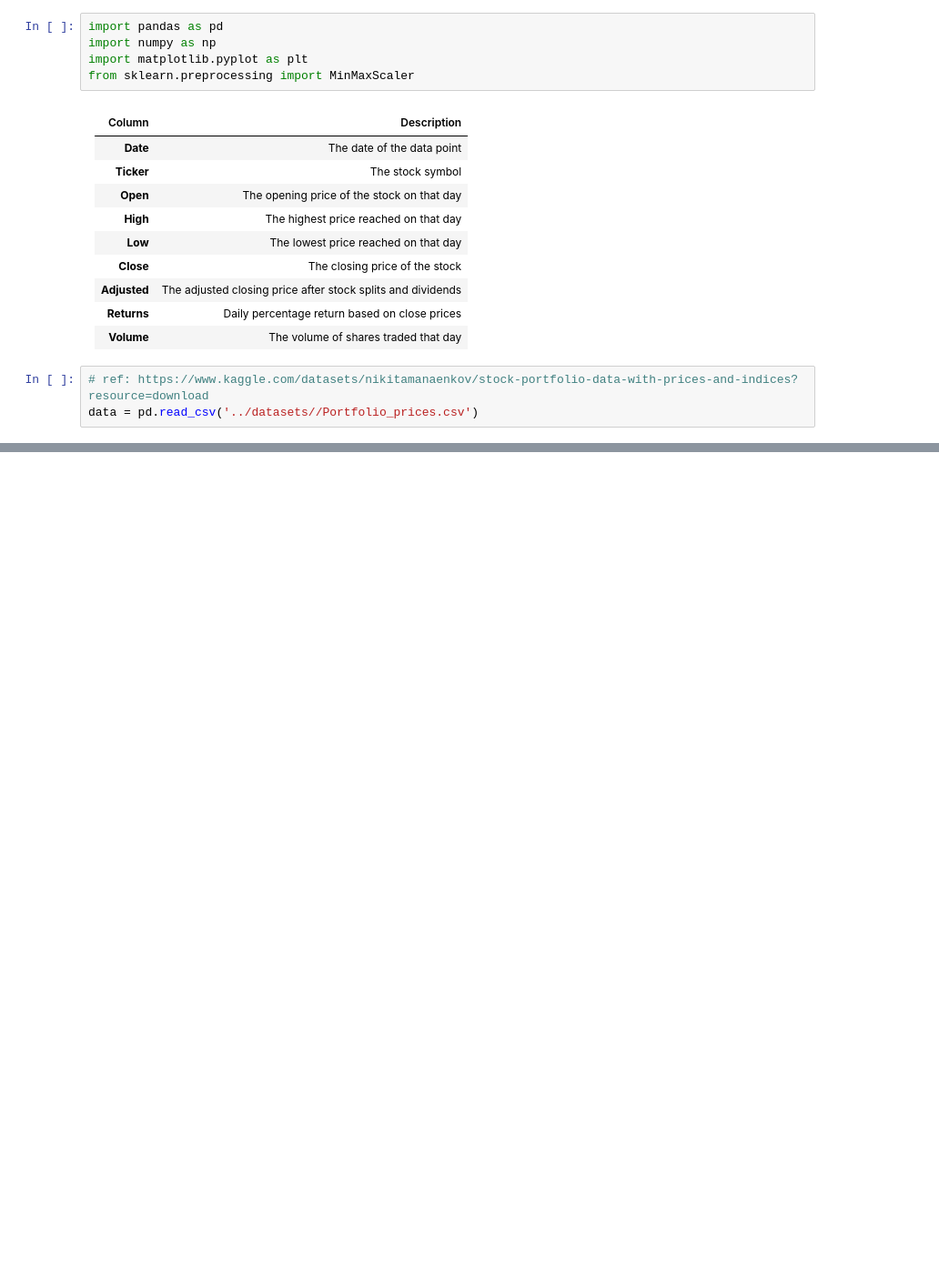
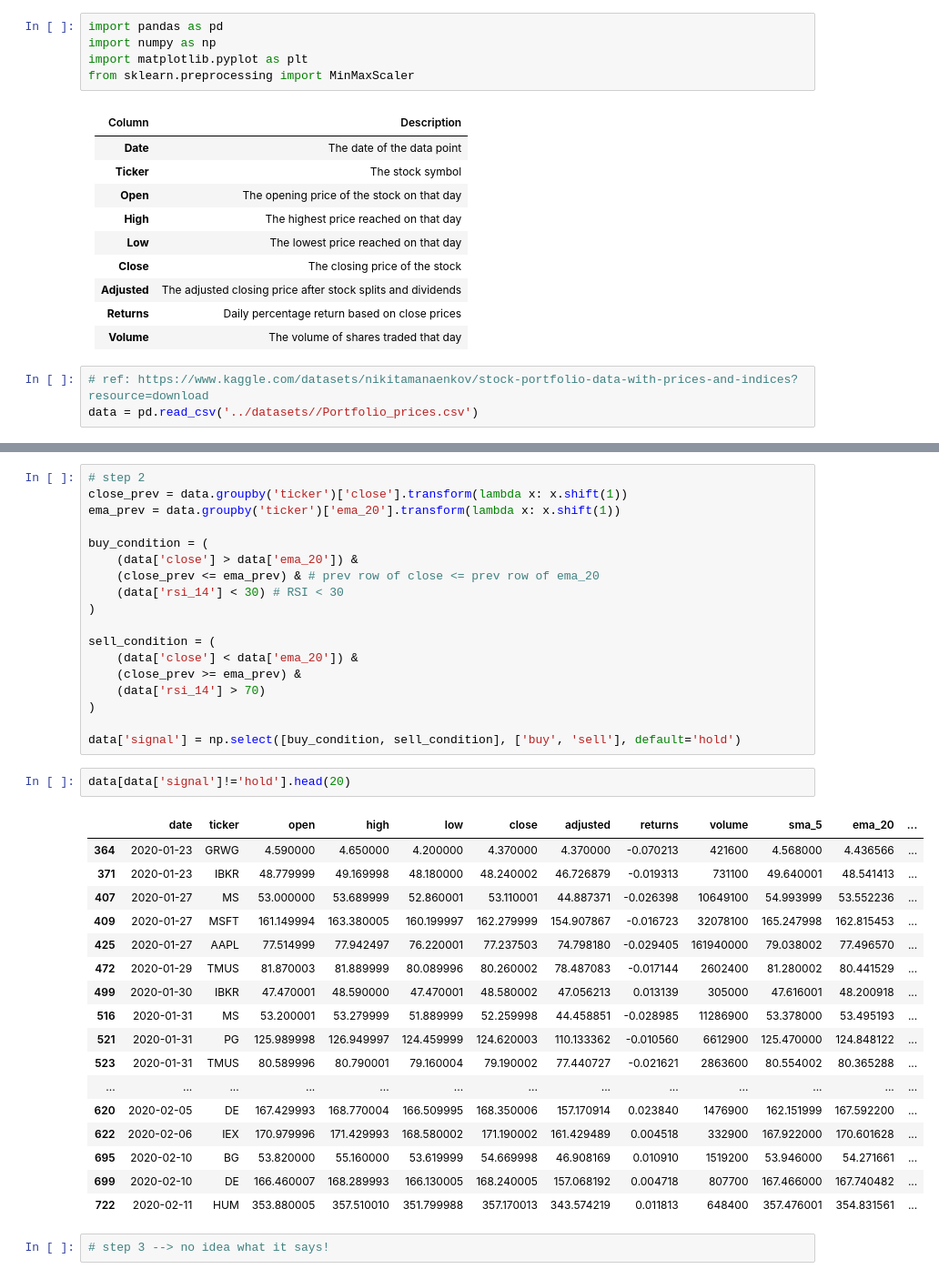
Before and after one commit to r-tavakoli/ai-ml-exercises, a Jupyter notebook: pandas/008_portfolio_prices.ipynb, the cells around one changed output, grey strips where cells are left out. Shown at 91% size. Cells and saved outputs as stored; diff of their text form; blank space fills up the shorter version.

Commit message:
Create sophisticated technical indicators and identify momentum shifts across stocks

```diff
--- a/pandas/008_portfolio_prices.ipynb
+++ b/pandas/008_portfolio_prices.ipynb
@@ -138,0 +212,40 @@ Rebalancing gave you **higher returns** with **less risk** (higher Sharpe Ratio)
+# %%
+# step 2
+close_prev = data.groupby('ticker')['close'].transform(lambda x: x.shift(1))
+ema_prev = data.groupby('ticker')['ema_20'].transform(lambda x: x.shift(1))
+
+buy_condition = (
+    (data['close'] > data['ema_20']) &
+    (close_prev <= ema_prev) & # prev row of close <= prev row of ema_20
+    (data['rsi_14'] < 30) # RSI < 30
+)
+
+sell_condition = (
+    (data['close'] < data['ema_20']) &
+    (close_prev >= ema_prev) &
+    (data['rsi_14'] > 70)
+)
+
+data['signal'] = np.select([buy_condition, sell_condition], ['buy', 'sell'], default='hold')
+# %%
+data[data['signal']!='hold'].head(20)
+# %% [output]
+|  | date | ticker | open | high | low | close | adjusted | returns | volume | sma_5 | ema_20 | ... |
+| 364 | 2020-01-23 | GRWG | 4.590000 | 4.650000 | 4.200000 | 4.370000 | 4.370000 | -0.070213 | 421600 | 4.568000 | 4.436566 | ... |
+| 371 | 2020-01-23 | IBKR | 48.779999 | 49.169998 | 48.180000 | 48.240002 | 46.726879 | -0.019313 | 731100 | 49.640001 | 48.541413 | ... |
+| 407 | 2020-01-27 | MS | 53.000000 | 53.689999 | 52.860001 | 53.110001 | 44.887371 | -0.026398 | 10649100 | 54.993999 | 53.552236 | ... |
+| 409 | 2020-01-27 | MSFT | 161.149994 | 163.380005 | 160.199997 | 162.279999 | 154.907867 | -0.016723 | 32078100 | 165.247998 | 162.815453 | ... |
+| 425 | 2020-01-27 | AAPL | 77.514999 | 77.942497 | 76.220001 | 77.237503 | 74.798180 | -0.029405 | 161940000 | 79.038002 | 77.496570 | ... |
+| 472 | 2020-01-29 | TMUS | 81.870003 | 81.889999 | 80.089996 | 80.260002 | 78.487083 | -0.017144 | 2602400 | 81.280002 | 80.441529 | ... |
+| 499 | 2020-01-30 | IBKR | 47.470001 | 48.590000 | 47.470001 | 48.580002 | 47.056213 | 0.013139 | 305000 | 47.616001 | 48.200918 | ... |
+| 516 | 2020-01-31 | MS | 53.200001 | 53.279999 | 51.889999 | 52.259998 | 44.458851 | -0.028985 | 11286900 | 53.378000 | 53.495193 | ... |
+| 521 | 2020-01-31 | PG | 125.989998 | 126.949997 | 124.459999 | 124.620003 | 110.133362 | -0.010560 | 6612900 | 125.470000 | 124.848122 | ... |
+| 523 | 2020-01-31 | TMUS | 80.589996 | 80.790001 | 79.160004 | 79.190002 | 77.440727 | -0.021621 | 2863600 | 80.554002 | 80.365288 | ... |
+| ... | ... | ... | ... | ... | ... | ... | ... | ... | ... | ... | ... | ... |
+| 620 | 2020-02-05 | DE | 167.429993 | 168.770004 | 166.509995 | 168.350006 | 157.170914 | 0.023840 | 1476900 | 162.151999 | 167.592200 | ... |
+| 622 | 2020-02-06 | IEX | 170.979996 | 171.429993 | 168.580002 | 171.190002 | 161.429489 | 0.004518 | 332900 | 167.922000 | 170.601628 | ... |
+| 695 | 2020-02-10 | BG | 53.820000 | 55.160000 | 53.619999 | 54.669998 | 46.908169 | 0.010910 | 1519200 | 53.946000 | 54.271661 | ... |
+| 699 | 2020-02-10 | DE | 166.460007 | 168.289993 | 166.130005 | 168.240005 | 157.068192 | 0.004718 | 807700 | 167.466000 | 167.740482 | ... |
+| 722 | 2020-02-11 | HUM | 353.880005 | 357.510010 | 351.799988 | 357.170013 | 343.574219 | 0.011813 | 648400 | 357.476001 | 354.831561 | ... |
+# %%
+# step 3 --> no idea what it says!
```
Also changed, not shown: parts of 7 cells of this notebook.
